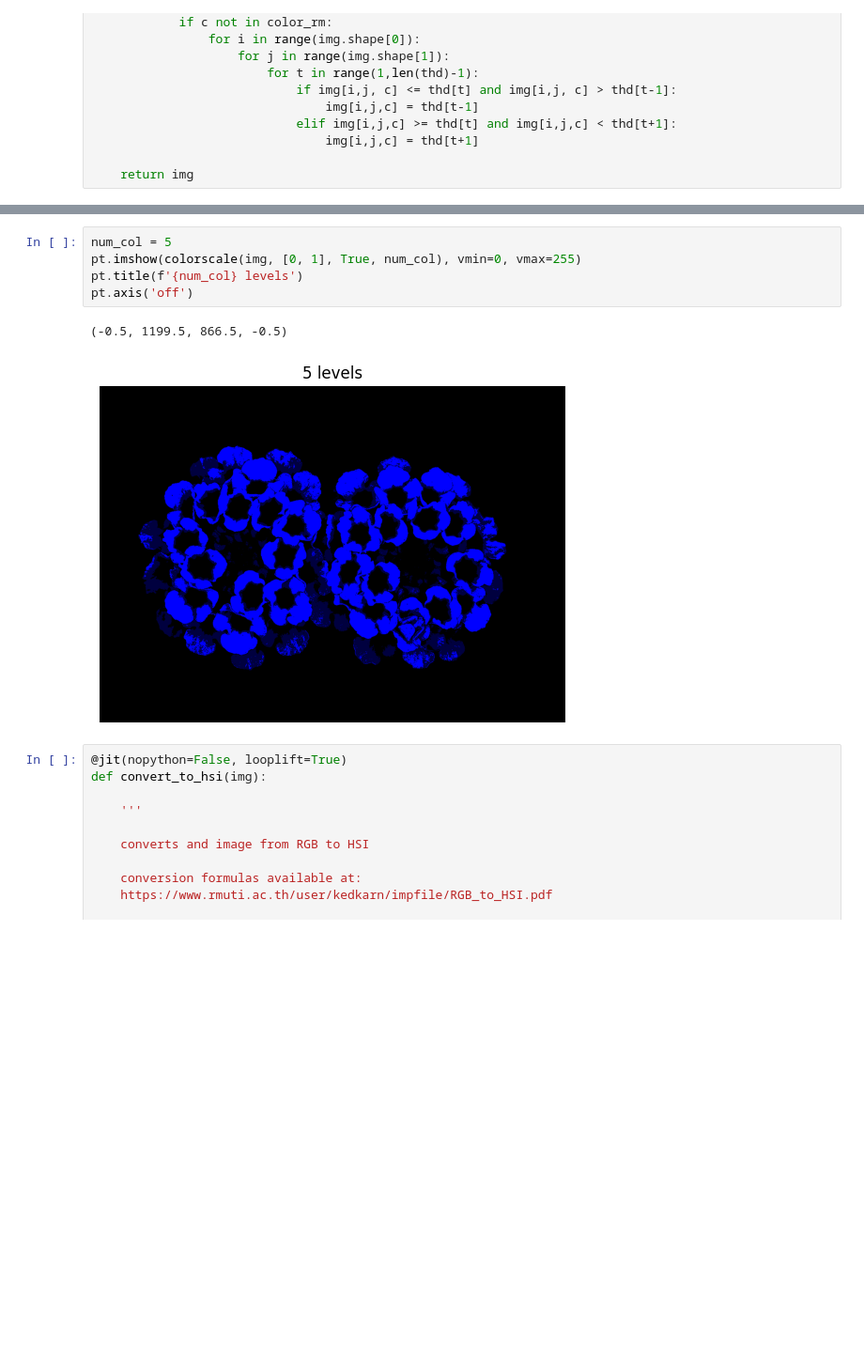
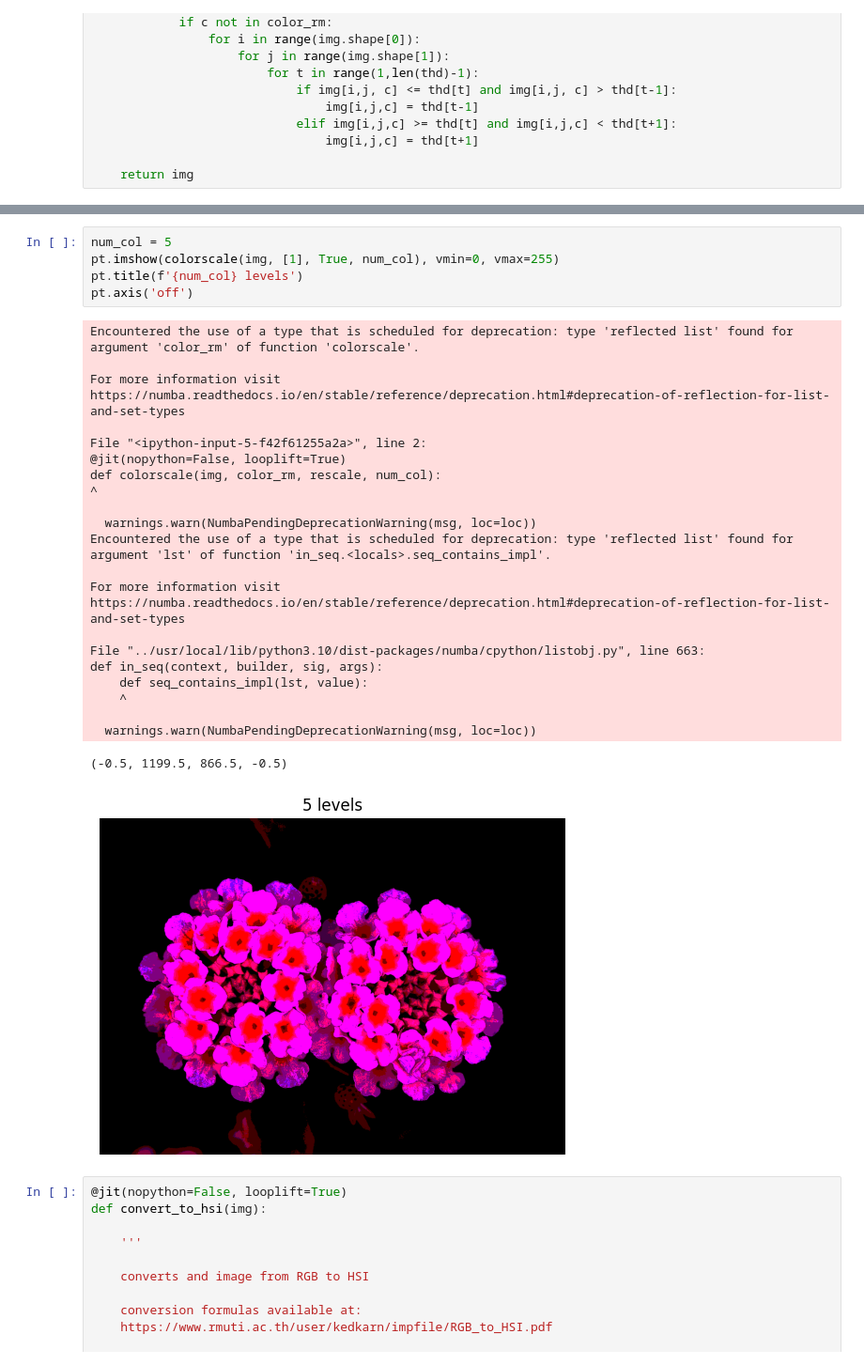
Before and after one commit to pedromazim/visao, a Jupyter notebook: visao_cores.ipynb, the cells around one changed output, grey strips where cells are left out. Shown at 94% size. Cells and saved outputs as stored; diff of their text form; blank space fills up the shorter version.

```diff
--- a/visao_cores.ipynb
+++ b/visao_cores.ipynb
@@ -58,11 +58,31 @@ pt.axis('off')
 # %%
 num_col = 5
-pt.imshow(colorscale(img, [0, 1], True, num_col), vmin=0, vmax=255)
+pt.imshow(colorscale(img, [1], True, num_col), vmin=0, vmax=255)
 pt.title(f'{num_col} levels')
 pt.axis('off')
 # %% [output]
-(-0.5, 1199.5, 866.5, -0.5)
+Encountered the use of a type that is scheduled for deprecation: type 'reflected list' found for argument 'color_rm' of function 'colorscale'.
+
+For more information visit https://numba.readthedocs.io/en/stable/reference/deprecation.html#deprecation-of-reflection-for-list-and-set-types
+
+File "<ipython-input-5-f42f61255a2a>", line 2:
+@jit(nopython=False, looplift=True)
+def colorscale(img, color_rm, rescale, num_col):
+^
+
+  warnings.warn(NumbaPendingDeprecationWarning(msg, loc=loc))
+Encountered the use of a type that is scheduled for deprecation: type 'reflected list' found for argument 'lst' of function 'in_seq.<locals>.seq_contains_impl'.
+
+For more information visit https://numba.readthedocs.io/en/stable/reference/deprecation.html#deprecation-of-reflection-for-list-and-set-types
+
+File "../usr/local/lib/python3.10/dist-packages/numba/cpython/listobj.py", line 663:
+def in_seq(context, builder, sig, args):
+    def seq_contains_impl(lst, value):
+    ^
+
+  warnings.warn(NumbaPendingDeprecationWarning(msg, loc=loc))
+(-0.5, 1199.5, 866.5, -0.5)
-[figure, old version]
+[figure, new version]
 # %%
 @jit(nopython=False, looplift=True)
 def convert_to_hsi(img):
```
Also changed, not shown: parts of 1 cell of this notebook.
